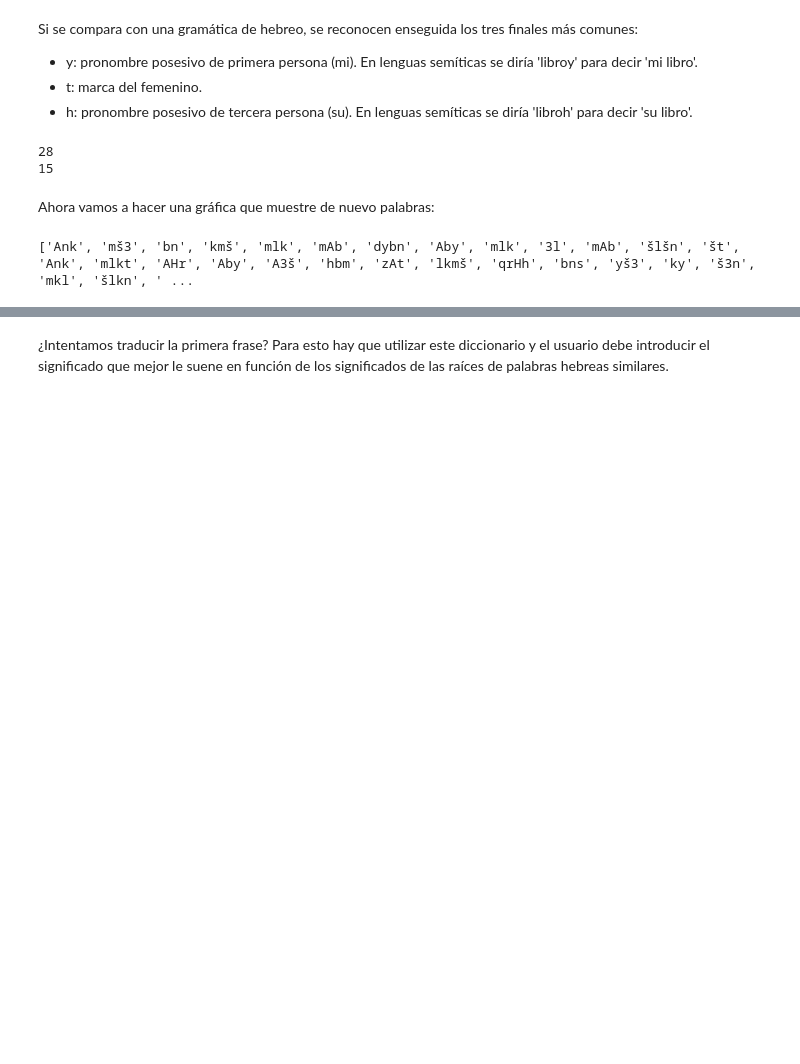
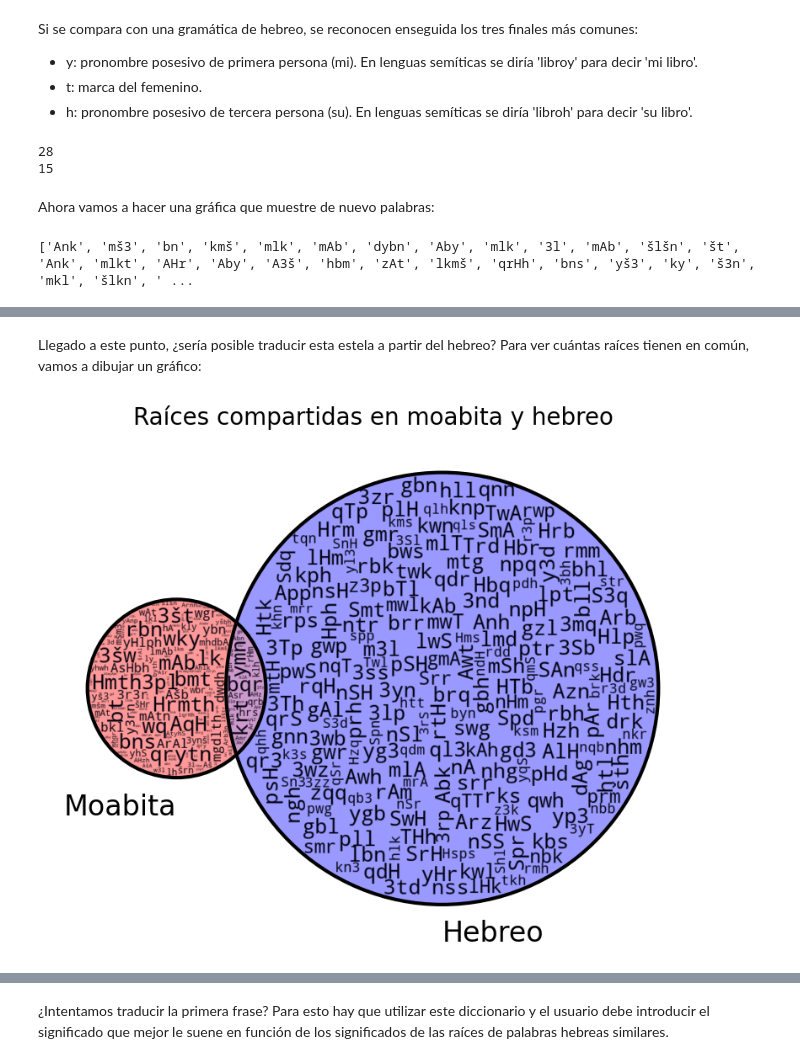
Before and after one commit to RaimundoRobotica/estela_de_mesha, a Jupyter notebook: src/memoria.ipynb, the cells around one changed output, grey strips where cells are left out. Cells and saved outputs as stored; diff of their text form; code cells hidden in the pictures; blank space fills up the shorter version.

```diff
--- a/src/memoria.ipynb
+++ b/src/memoria.ipynb
@@ -738,0 +732,19 @@ plt.show()
+# %% [markdown]
+Llegado a este punto, ¿sería posible traducir esta estela a partir del hebreo? Para ver cuántas raíces tienen en común, vamos a dibujar un gráfico:
+# %%
+
+
+fig, ax = plt.subplots(figsize=(10,10))
+ax.set_title('Raíces compartidas en moabita y hebreo', fontsize=20)
+
+v = venn2_wordcloud([set(posibles_raices_moabita), set(biblia[(biblia['language'] == 'H') & (biblia['transcripcion'] != 0)]['transcripcion'])],
+                    ax=ax, set_labels=['Moabita', 'Hebreo'])# add color
+
+v.get_patch_by_id('10').set_color('red')
+v.get_patch_by_id('10').set_alpha(0.4)
+v.get_patch_by_id('01').set_color('blue')
+v.get_patch_by_id('01').set_alpha(0.4)
+v.get_patch_by_id('11').set_color('purple')
+v.get_patch_by_id('11').set_alpha(0.4)
+# %% [output]
+[figure, added]
```
Also changed, not shown: parts of 15 cells of this notebook, 17 other files.
